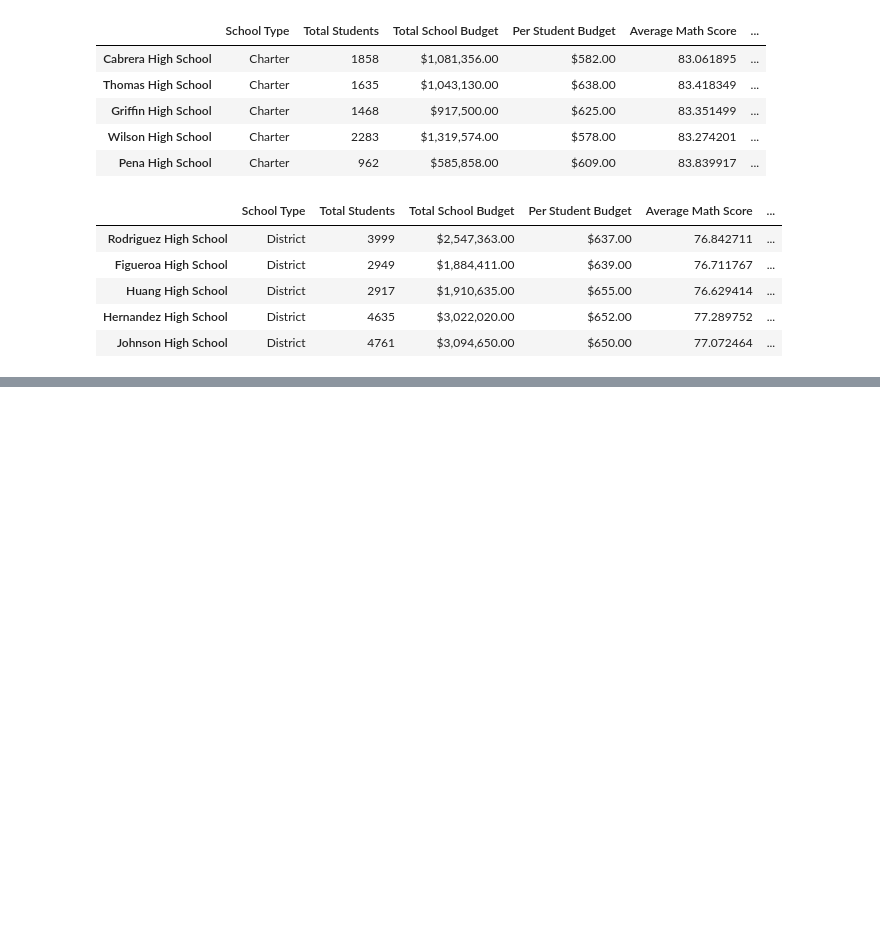
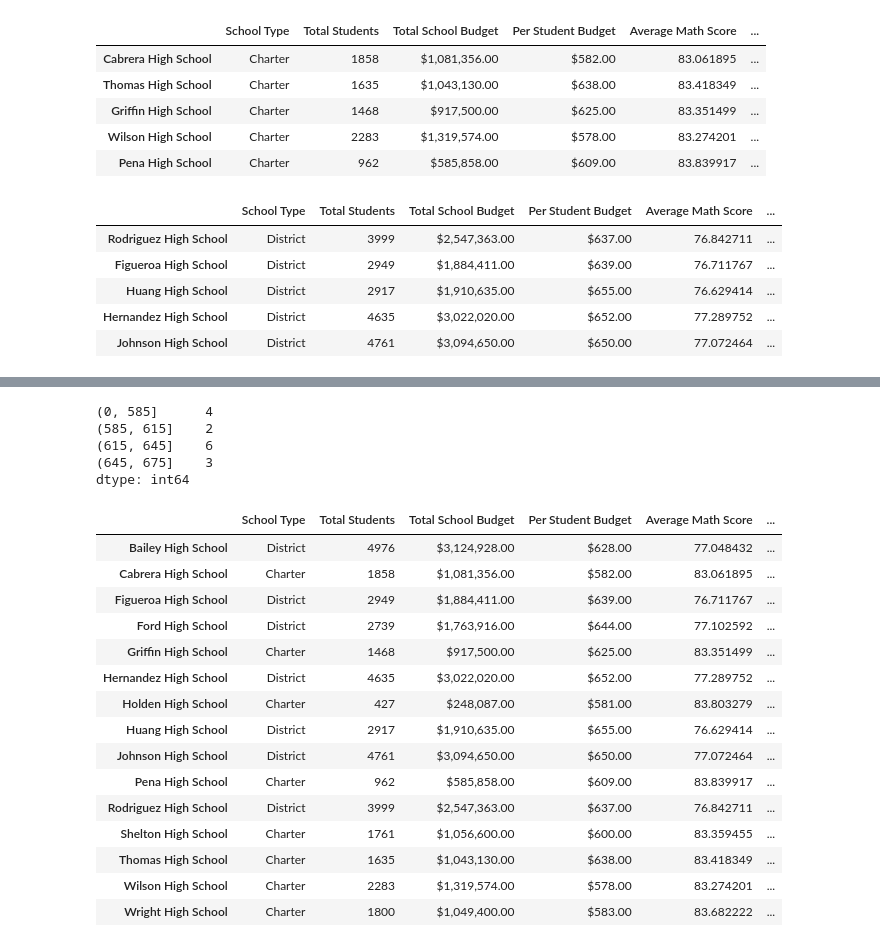
Before and after one commit to awar2170/School_District_Analysis, a Jupyter notebook: PyCitySchools.ipynb, the cells around one changed output, grey strips where cells are left out. Drawn from its saved outputs; the diff is of its cells as text; code cells hidden in the pictures; blank space fills up the shorter version.

Commit message:
Scores by School Spending

```diff
--- a/PyCitySchools.ipynb
+++ b/PyCitySchools.ipynb
@@ -1268,0 +1323,77 @@ reading_scores_by_grade.head()
+# %%
+# Group the series on the spending ranges
+
+# Cut the per_school_capita into the spending ranges.
+spending_bins = [0, 585, 615, 645, 675]
+
+# This has 5 numbers instead of 4 because we need a lower edge for the lower bound.  If we didn't include the 0, the lower bount would be
+# 585 - 615. and we don't want that
+
+# To group the spending ranges, we use teh pandas cut() function
+pd.cut(per_school_capita, spending_bins)
+# the code above says, using the pandas cut function, look at teh series per_school_capita and cut it into the
+# cateogires that correspond with the bins in spending_bins
+
+# When you run this it now shows you where things fall vs what their actual values are
+# If you forgot to include the 0 as the lowest bound, then some regions will result in NaN values
+# this is because they don't have a bin that fits the value that was part of the school
+
+# Next we will find how many schools are in each range by grouping the psending bins as the index using teh groupby() function
+per_school_capita.groupby(pd.cut(per_school_capita, spending_bins)).count()
+# This actually counts how many are in each bin, while the pd.cut(per_school_capita, spending_bins) code will tell you which school is in which bin
+# %% [output]
+(0, 585]      4
+(585, 615]    2
+(615, 645]    6
+(645, 675]    3
+dtype: int64
+# %%
+# Above, we see we haven't filtered fairly and should change the bins,
+
+# Cut the per_school_capita into the spending ranges.
+spending_bins = [0, 585, 630, 645, 675]
+per_school_capita.groupby(pd.cut(per_school_capita, spending_bins)).count()
+
+# This is a more equal distribution of houses in each bin
+
+# Now we need to name each bin
+# Establish the spending bins and group names.
+# spending_bins = [0, 585, 630, 645, 675] # This is just copied from above
+group_names = ["<$584", "$585-629", "$630-644", "$645-675"]
+# The group_names code creates a list of names that we can add to the dataframe
+# %%
+# Categorize the spending bins
+
+# We want to create a new column in the per_school_summary_df which will be assigned teh spending bins from teh per_school_capita series
+# TO do this:
+    # use teh cut() funciton on teh per_schools_capita series
+    # Add the bin data to a anew column in the per_school_Summary_df DataFrame
+
+# Categorize spending based on the bins.
+per_school_summary_df["Spending Ranges (Per Student)"] = pd.cut(per_school_capita, spending_bins, labels=group_names)
+
+
+# The code above says that for the per_school_summary_df, in the column of "Spending Ranges (Per Student)" (and if this doesn't exist yet, make it a column)
+# Once this column is made or IDed, then put the per_school_capita into spending bins and assign the labels from the group_names
+# Assign these values to the corresponding school in the per_school_Summary_df
+
+# The above code works in this dataframe because the dataframe is indexed by school name.
+
+per_school_summary_df
+# %% [output]
+|  | School Type | Total Students | Total School Budget | Per Student Budget | Average Math Score | ... |
+| Bailey High School | District | 4976 | $3,124,928.00 | $628.00 | 77.048432 | ... |
+| Cabrera High School | Charter | 1858 | $1,081,356.00 | $582.00 | 83.061895 | ... |
+| Figueroa High School | District | 2949 | $1,884,411.00 | $639.00 | 76.711767 | ... |
+| Ford High School | District | 2739 | $1,763,916.00 | $644.00 | 77.102592 | ... |
+| Griffin High School | Charter | 1468 | $917,500.00 | $625.00 | 83.351499 | ... |
+| Hernandez High School | District | 4635 | $3,022,020.00 | $652.00 | 77.289752 | ... |
+| Holden High School | Charter | 427 | $248,087.00 | $581.00 | 83.803279 | ... |
+| Huang High School | District | 2917 | $1,910,635.00 | $655.00 | 76.629414 | ... |
+| Johnson High School | District | 4761 | $3,094,650.00 | $650.00 | 77.072464 | ... |
+| Pena High School | Charter | 962 | $585,858.00 | $609.00 | 83.839917 | ... |
+| Rodriguez High School | District | 3999 | $2,547,363.00 | $637.00 | 76.842711 | ... |
+| Shelton High School | Charter | 1761 | $1,056,600.00 | $600.00 | 83.359455 | ... |
+| Thomas High School | Charter | 1635 | $1,043,130.00 | $638.00 | 83.418349 | ... |
+| Wilson High School | Charter | 2283 | $1,319,574.00 | $578.00 | 83.274201 | ... |
+| Wright High School | Charter | 1800 | $1,049,400.00 | $583.00 | 83.682222 | ... |
```
Also changed, not shown: parts of 19 cells of this notebook.
